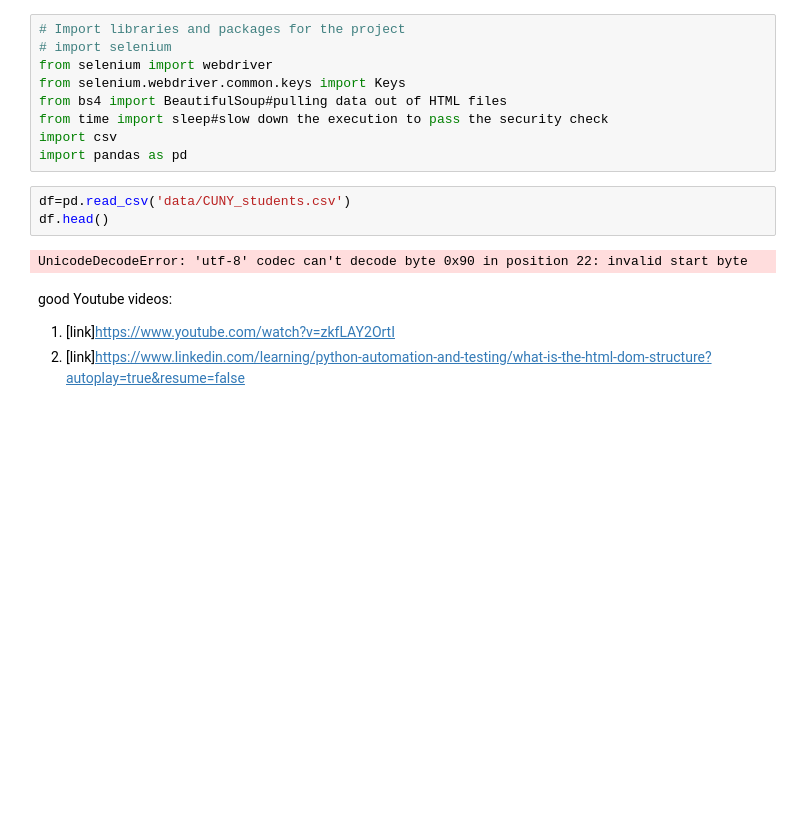
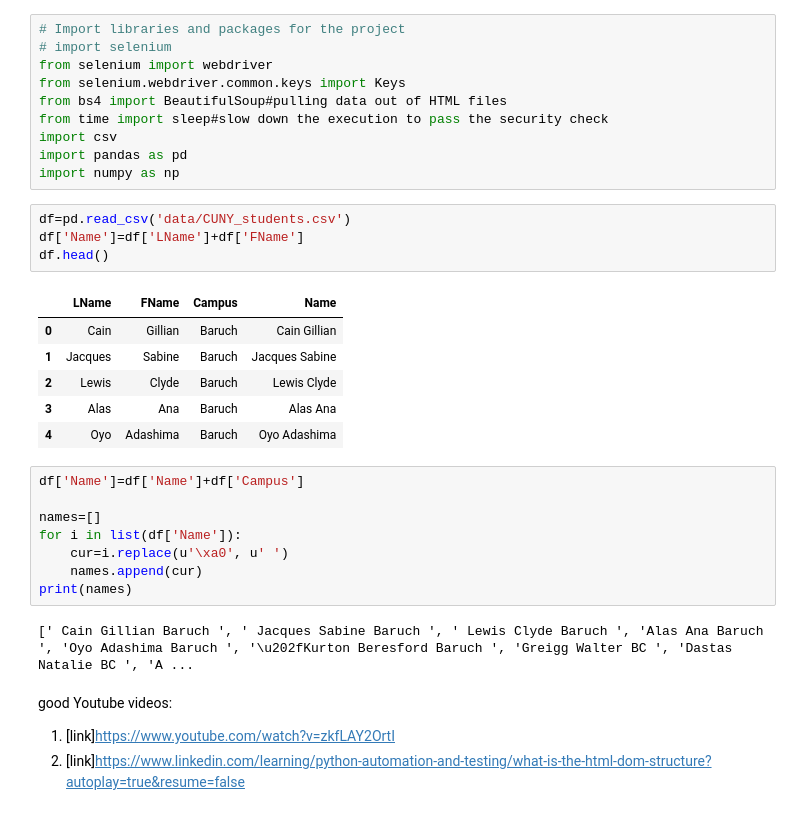
Before and after one commit to jchen056/Web_Scraping, a Jupyter notebook: automation_test.ipynb, the cells around one changed output. Drawn from its saved outputs; the diff is of its cells as text; blank space fills up the shorter version.

```diff
--- a/automation_test.ipynb
+++ b/automation_test.ipynb
@@ -7,11 +7,28 @@ from bs4 import BeautifulSoup#pulling data out of HTML files
 from time import sleep#slow down the execution to pass the security check
 import csv
 import pandas as pd
+import numpy as np
+# %%
+df=pd.read_csv('data/CUNY_students.csv')
+df['Name']=df['LName']+df['FName']
+df.head()
+# %% [output]
+|  | LName | FName | Campus | Name |
+| 0 | Cain | Gillian | Baruch | Cain Gillian |
+| 1 | Jacques | Sabine | Baruch | Jacques Sabine |
+| 2 | Lewis | Clyde | Baruch | Lewis Clyde |
+| 3 | Alas | Ana | Baruch | Alas Ana |
+| 4 | Oyo | Adashima | Baruch | Oyo Adashima |
 # %%
-df=pd.read_csv('data/CUNY_students.csv')
-df.head()
+df['Name']=df['Name']+df['Campus']
+
+names=[]
+for i in list(df['Name']):
+    cur=i.replace(u'\xa0', u' ')
+    names.append(cur)
+print(names)
 # %% [output]
-UnicodeDecodeError: 'utf-8' codec can't decode byte 0x90 in position 22: invalid start byte
+[' Cain Gillian Baruch ', ' Jacques Sabine Baruch ', ' Lewis Clyde Baruch ', 'Alas Ana Baruch ', 'Oyo Adashima Baruch ', '\u202fKurton Beresford Baruch ', 'Greigg Walter BC ', 'Dastas Natalie BC ', 'A ...
 # %% [markdown]
 good Youtube videos:
 1. [link]https://www.youtube.com/watch?v=zkfLAY2OrtI
```
Also changed, not shown: parts of 9 cells of this notebook, 3 other files.
